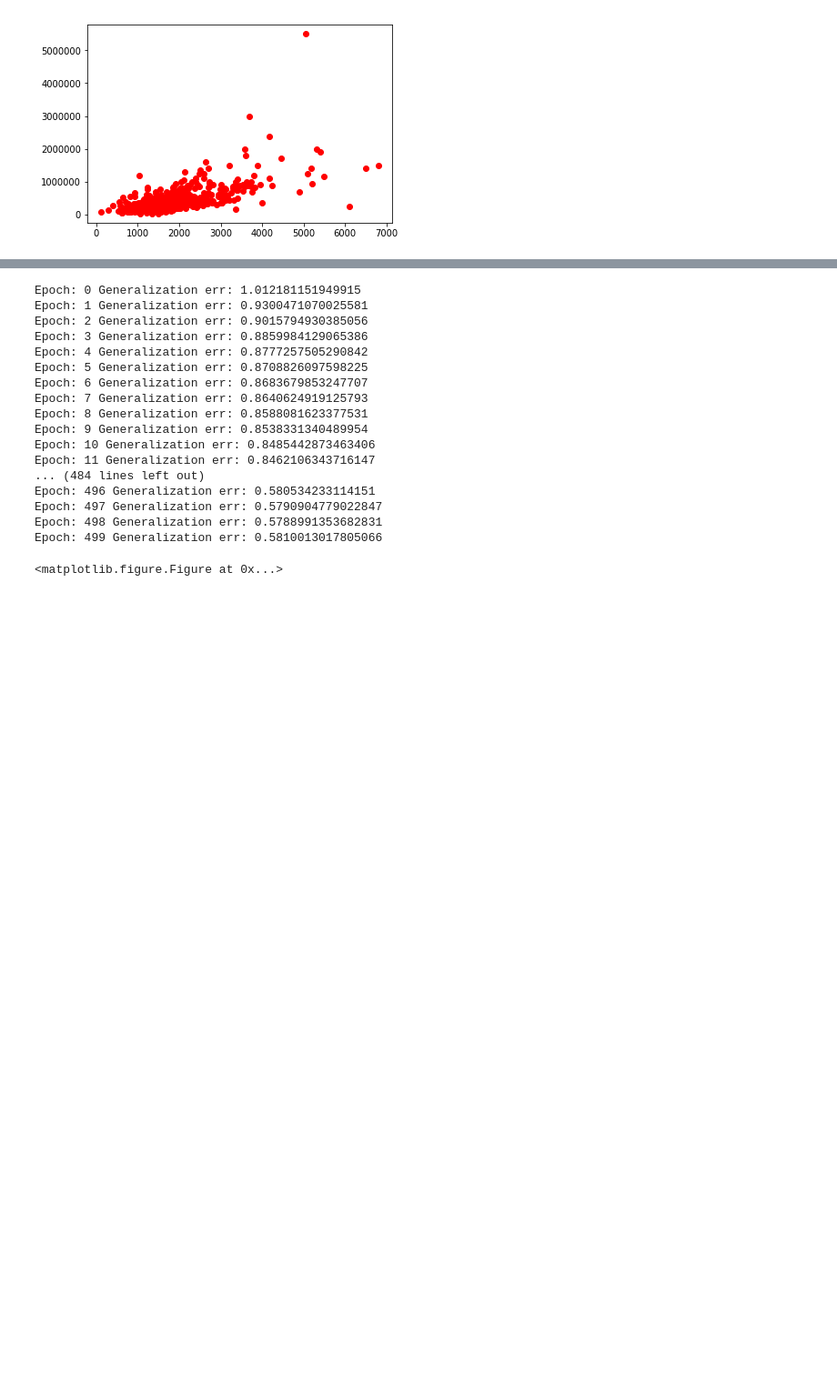
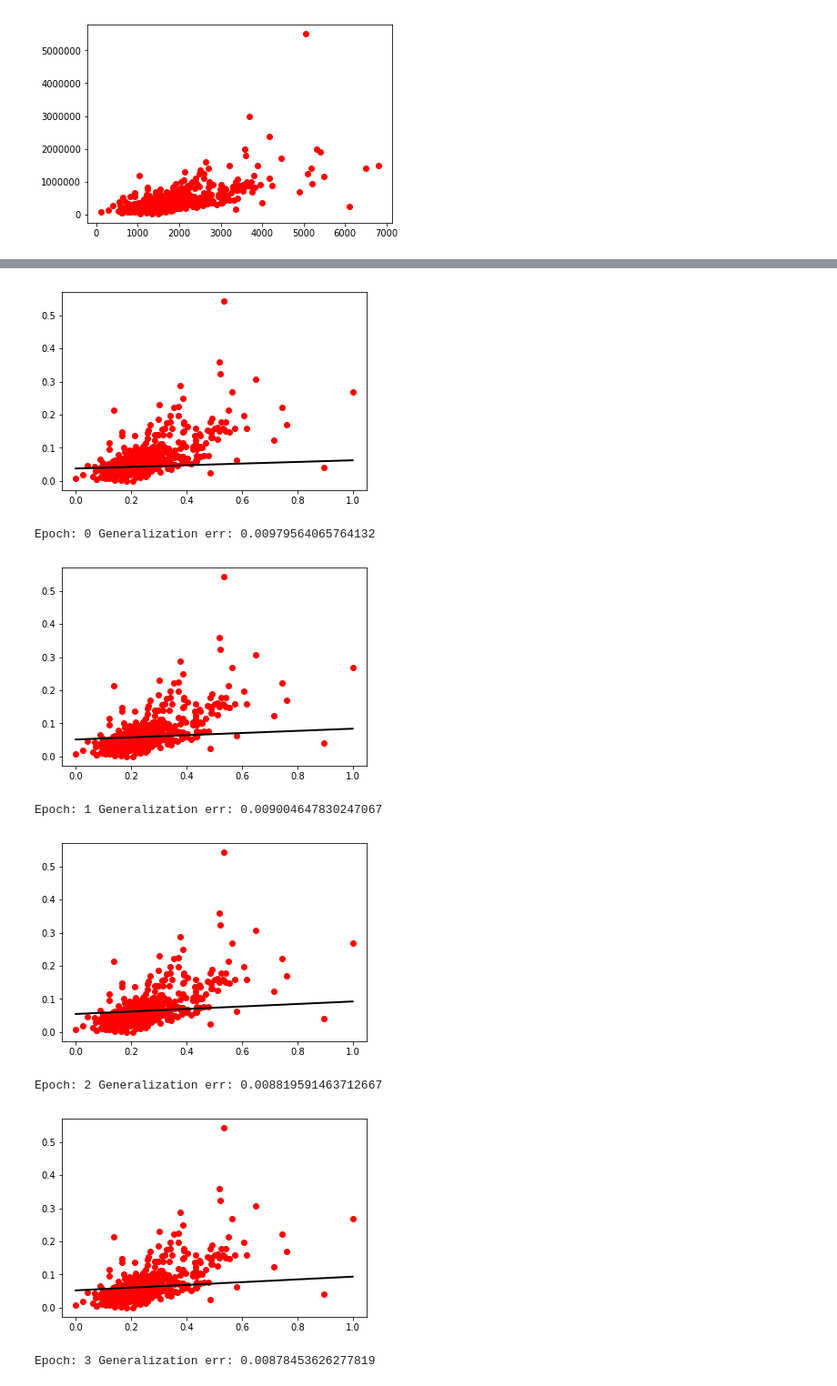
Before and after one commit to sthalles/blog-resources, a Jupyter notebook: gradient-descent/LinearModel.ipynb, the cells around one changed output, grey strips where cells are left out. Shown at 91% size. Saved outputs shown, nothing was run; the diff lists cells and outputs as text; code cells hidden in the pictures; blank space fills up the shorter version.

```diff
--- a/gradient-descent/LinearModel.ipynb
+++ b/gradient-descent/LinearModel.ipynb
@@ -96,67 +94,65 @@ def eval_and_plot(W0, W1, min_x, max_x, id_):
     max_y = W0 + np.dot(W1, max_x)
     plt.plot(Xs_train, Ys_train, 'ro')
     plt.plot([min_x, max_x], [min_y, max_y], 'k-', lw=2)
-    plt.savefig("./media/fit%(number)04d.png" % {"number": id_})
-    plt.clf()
+    #plt.savefig("./media/fit%(number)04d.png" % {"number": id_})
+    #plt.clf()
+    plt.show()
 # %%
 # defines the size of the step we want to perform in the direction of the gradient
-lr = 0.001
+lr = 0.1
 
 # set the pocket weights
 W0_hat = np.inf
 W1_hat = np.inf
 best_hypothesis = np.inf
 
-err_test_list = []
-last_best_err = np.inf
+validation_err_list = []
+training_err_list = []
+batch_size = 96
+total_epochs = 150
+# %%
+def mean_squared_error(Ys_batch, Y_pred):
+    return np.mean((Ys_batch-Y_pred)**2)
 # %%
-for epoch in range(500):
-    for Xs_batch, Ys_batch in next_batch(Xs, Ys, batch_size=128):
+for epoch in range(total_epochs):
+    erros = []
+    for X_batch, y_batch in next_batch(Xs_train, Ys_train, batch_size=batch_size):
 
         # linearly combine input and weights
-        Y_pred = W0 + np.dot(W1, Xs_batch)
+        train_pred = W0 + np.dot(X_batch, W1)
 
         # calculate the SSE between predicted and true values
-        err = 1/2 * sum((Ys_batch-Y_pred)**2)
+        train_err = mean_squared_error(y_batch, train_pred)
+        erros.append(train_err)
 
         # calculate the gradients with respect to W0 and W1
-        DW0 = - (Y_pred-Ys_batch)
-        DW1 = - (Xs_batch * (Y_pred - Ys_batch))
+        DW0 = -(2/batch_size) * sum(y_batch.squeeze() - train_pred.squeeze())
+        DW1 = -(2/batch_size) * sum(X_batch.squeeze() * (y_batch.squeeze() - train_pred.squeeze()))
 
         # update W0 and W1 in the opposite direction to the gradient
-        W0 = W0 + lr * sum(DW0)
-        W1 = W1 + lr * sum(DW1)
+        W0 = W0 - lr * DW0
+        W1 = W1 - lr * DW1
 
     eval_and_plot(W0, W1, min_x, max_x, epoch+1)
+    training_err_list.append(np.mean(erros))
 
     # test in the end of epoch
-    Y_pred = W0 + np.dot(W1, Xs_test)
-    err = 1/2 * sum((Ys_test-Y_pred)**2)
-    print("Epoch:", epoch, "Generalization err:", err)
-    err_test_list.append(err)
+    val_pred = W0 + np.dot(np.reshape(Xs_test, (-1,1)), W1)
+    val_err = mean_squared_error(Ys_test, val_pred)
+    print("Epoch:", epoch, "Generalization err:", val_err)
+    validation_err_list.append(val_err)
 
-    last_best_err = err
-    epoch += 1
-    if err < best_hypothesis:
-        best_hypothesis = err
+    #epoch += 1
+    if val_err < best_hypothesis:
+        best_hypothesis = val_err
         W0_hat = W0
         W1_hat = W1
 # %% [output]
+[figure, added]
-Epoch: 0 Generalization err: 1.012181151949915
-Epoch: 1 Generalization err: 0.9300471070025581
-Epoch: 2 Generalization err: 0.9015794930385056
-Epoch: 3 Generalization err: 0.8859984129065386
-Epoch: 4 Generalization err: 0.8777257505290842
-Epoch: 5 Generalization err: 0.8708826097598225
-Epoch: 6 Generalization err: 0.8683679853247707
-Epoch: 7 Generalization err: 0.8640624919125793
-Epoch: 8 Generalization err: 0.8588081623377531
-Epoch: 9 Generalization err: 0.8538331340489954
-Epoch: 10 Generalization err: 0.8485442873463406
-Epoch: 11 Generalization err: 0.8462106343716147
-... (484 lines left out)
-Epoch: 496 Generalization err: 0.580534233114151
-Epoch: 497 Generalization err: 0.5790904779022847
-Epoch: 498 Generalization err: 0.5788991353682831
-Epoch: 499 Generalization err: 0.5810013017805066
+Epoch: 0 Generalization err: 0.00979564065764132
+[figure, added]
-<matplotlib.figure.Figure at 0x...>
+Epoch: 1 Generalization err: 0.009004647830247067
+[figure, added]
+Epoch: 2 Generalization err: 0.008819591463712667
+[figure, added]
+Epoch: 3 Generalization err: 0.00878453626277819
```
Also changed, not shown: parts of 12 cells of this notebook.
